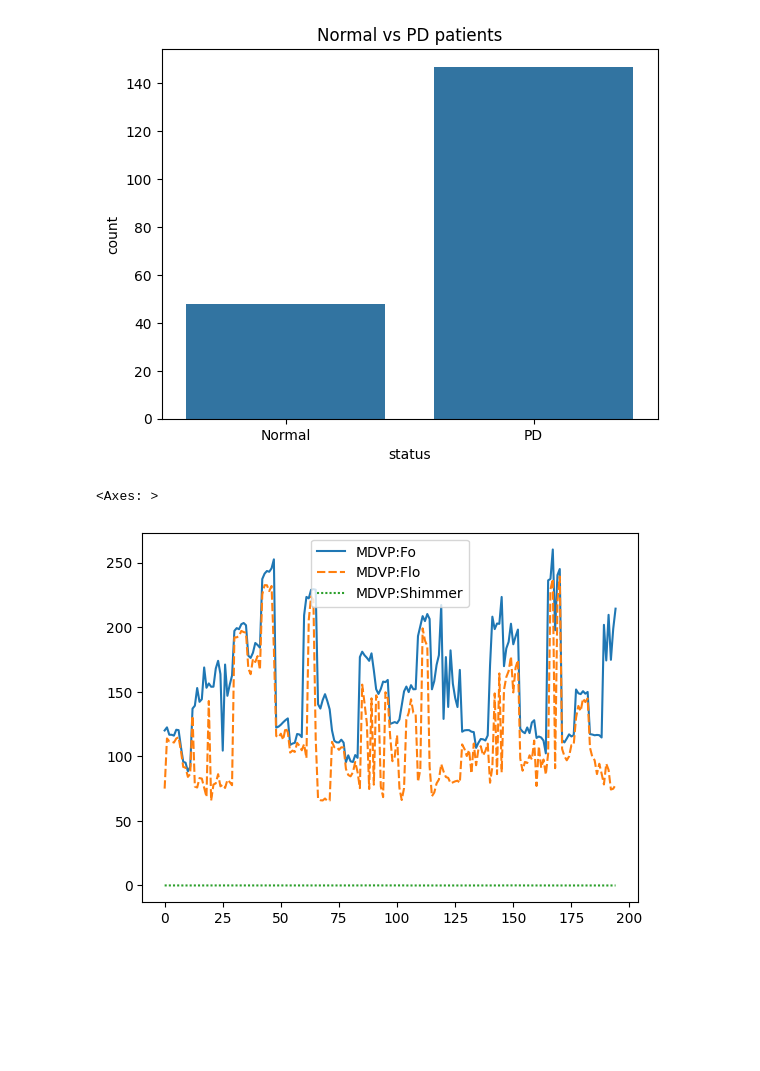
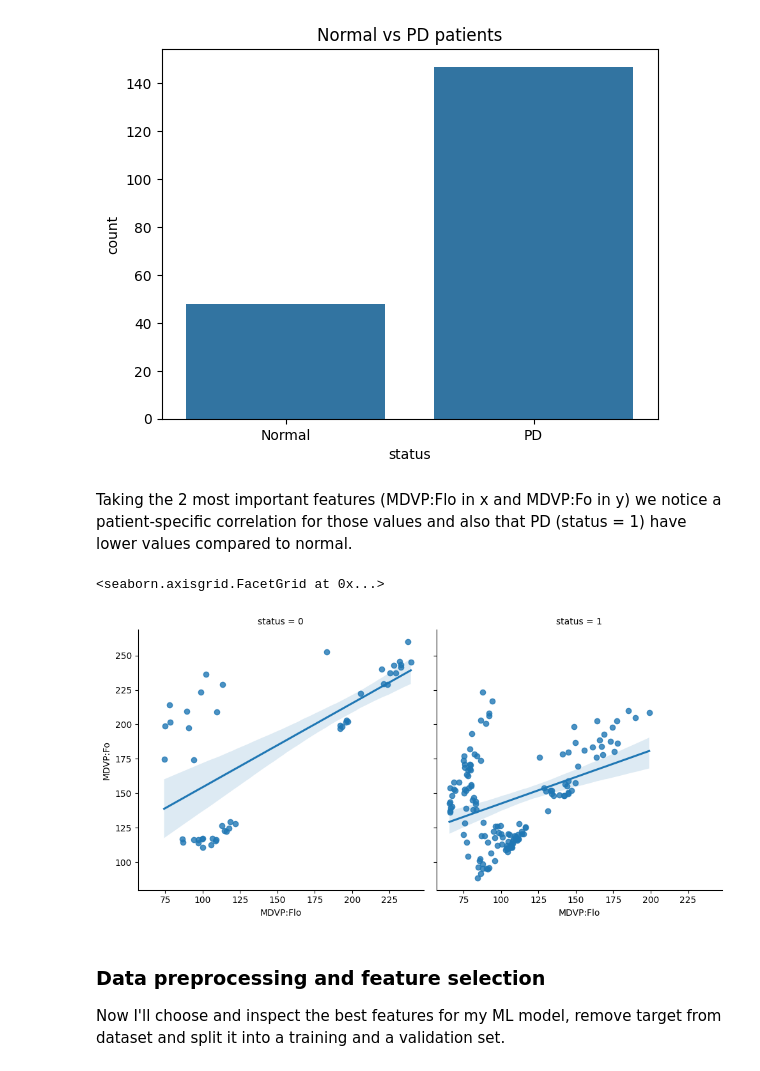
Before and after one commit to markom-x/Heart-Dataset-Analysis, a Jupyter notebook: analyzer.ipynb, the cells around one changed output. Saved outputs shown, nothing was run; the diff lists cells and outputs as text; code cells hidden in the pictures; blank space fills up the shorter version.

```diff
--- a/analyzer.ipynb
+++ b/analyzer.ipynb
@@ -104,12 +108,17 @@ plt.xticks(ticks=[0,1], labels=["Normal", "PD"])
 plt.show()
 # %% [output]
 [figure]
+# %% [markdown]
+Taking the 2 most important features (MDVP:Flo in x and MDVP:Fo in y) we notice a patient-specific correlation for those values and also that PD (status = 1) have lower values compared to normal.
 # %%
-#create a plot with 3 features as a line of a specific color and
-#on x the records of every patient and on y the value
+df_normal = df.query('status == 0')
+df_PD = df.query('status == 1')
 
-sns.lineplot(data=df.filter(items=["MDVP:Fo", "MDVP:Flo", "MDVP:Shimmer"]))
-#this doesn't look good, i expected two very different groups for every feature
+sns.lmplot(data=df, x='MDVP:Flo', y='MDVP:Fo', col='status')
 # %% [output]
-<Axes: >
+<seaborn.axisgrid.FacetGrid at 0x...>
-[figure, old version]
+[figure, new version]
+# %% [markdown]
+### Data preprocessing and feature selection
+
+Now I'll choose and inspect the best features for my ML model, remove target from dataset and split it into a training and a validation set.
```
Also changed, not shown: parts of 3 cells of this notebook.
